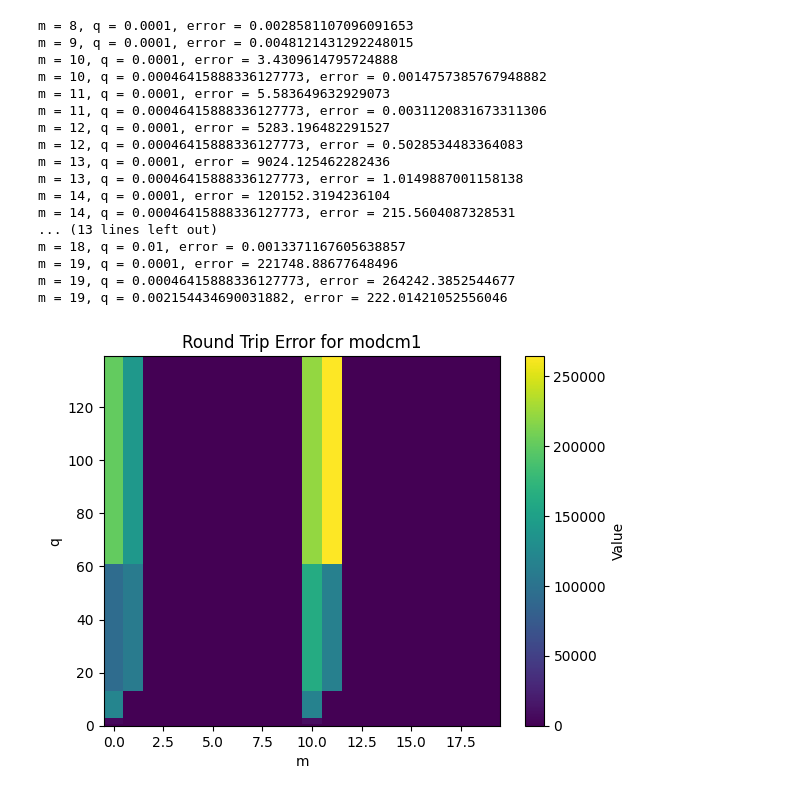
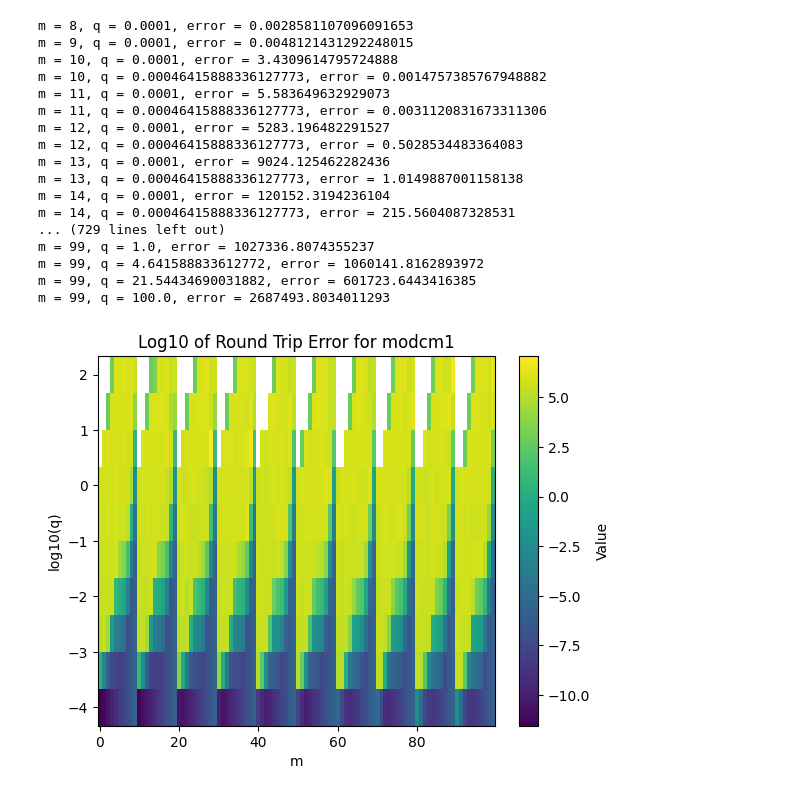
Before and after one commit to brorson/ScipyMathieuTesting, a Jupyter notebook: round_trip_modfuncs.ipynb, the cells around one changed output. Cells and saved outputs as stored; diff of their text form; code cells hidden in the pictures.

```diff
--- a/round_trip_modfuncs.ipynb
+++ b/round_trip_modfuncs.ipynb
@@ -23,7 +23,7 @@ NN = 100
 v = np.linspace(2,5,NN)
 h = 1e-5
 tol = 1e-3
-MM = 20
+MM = 100
 qs = np.logspace(-4,2,10)
 
 
@@ -65,32 +65,32 @@ m = 13, q = 0.0001, error = 9024.125462282436
 m = 13, q = 0.00046415888336127773, error = 1.0149887001158138
 m = 14, q = 0.0001, error = 120152.3194236104
 m = 14, q = 0.00046415888336127773, error = 215.5604087328531
-... (13 lines left out)
-m = 18, q = 0.01, error = 0.0013371167605638857
-m = 19, q = 0.0001, error = 221748.88677648496
-m = 19, q = 0.00046415888336127773, error = 264242.3852544677
-m = 19, q = 0.002154434690031882, error = 222.01421052556046
+... (729 lines left out)
+m = 99, q = 1.0, error = 1027336.8074355237
+m = 99, q = 4.641588833612772, error = 1060141.8162893972
+m = 99, q = 21.54434690031882, error = 601723.6443416385
+m = 99, q = 100.0, error = 2687493.8034011293
 # %%
 import matplotlib.pyplot as plt
 
 M, Q = np.meshgrid(range(MM), qs)
 
 error_array = np.array(error).reshape(M.shape)
 
 
 fig, ax = plt.subplots()
-im = ax.pcolormesh(range(MM), qs, error_array, cmap='viridis')
+im = ax.pcolormesh(range(MM), np.log10(qs), np.log10(error_array), cmap='viridis')
 
 cbar = fig.colorbar(im, ax=ax)
 cbar.set_label('Value')
 
-ax.set_title("Round Trip Error for modcm1")
+ax.set_title("Log10 of Round Trip Error for modcm1")
 ax.set_xlabel("m")
-ax.set_ylabel("q")
+ax.set_ylabel("log10(q)")
 
 plt.show()
 # %% [output]
-[figure, old version]
+[figure, new version]
 # %%
 # Round trip modmc2
 
```
Also changed, not shown: parts of 6 cells of this notebook.
